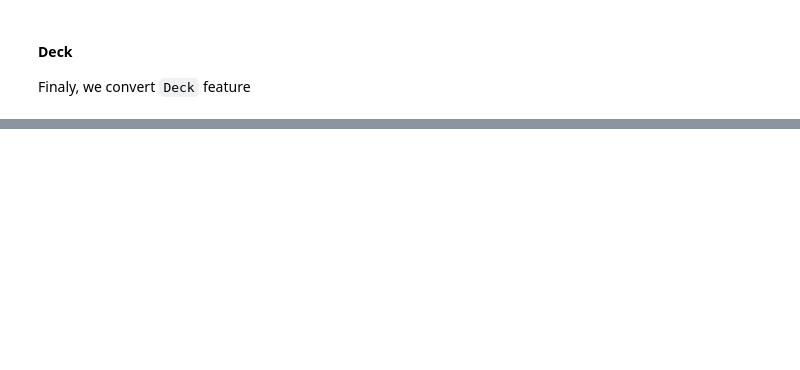
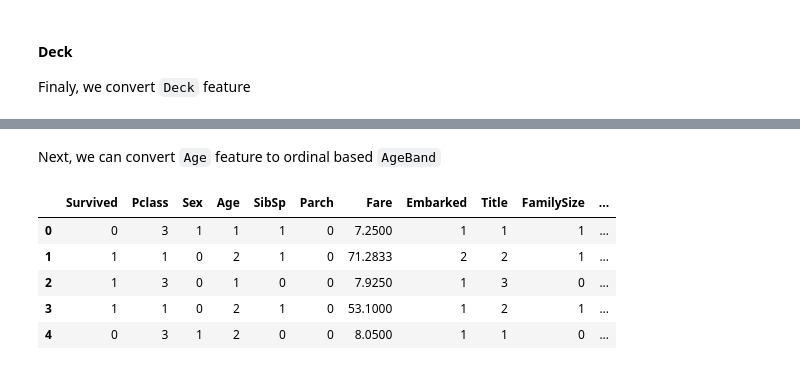
Before and after one commit to eriansha/titanic-survivor, a Jupyter notebook: Investigate Titanic Survivor.ipynb, the cells around one changed output, grey strips where cells are left out. Cells and saved outputs as stored; diff of their text form; code cells hidden in the pictures; blank space fills up the shorter version.

Commit message:
Convert numerical features to ordinal features

```diff
--- a/Investigate Titanic Survivor.ipynb
+++ b/Investigate Titanic Survivor.ipynb
@@ -550,0 +576,3 @@ train_df.head()
+# %%
+train_df['AgeBand'] = pd.cut(train_df['Age'], 5)
+train_df[['AgeBand', 'Survived']].groupby(['AgeBand'], as_index=False).mean().sort_values(by='AgeBand', ascending=True)
@@ -550,0 +586,18 @@ train_df.head()
+# %% [markdown]
+Next, we can convert `Age` feature to ordinal based `AgeBand`
+# %%
+for dataset in combine:
+    dataset.loc[dataset['Age'] <= 16, 'Age'] = 0
+    dataset.loc[(dataset['Age'] > 16) & (dataset['Age'] <= 32), 'Age'] = 1
+    dataset.loc[(dataset['Age'] > 32) & (dataset['Age'] <= 48), 'Age'] = 2
+    dataset.loc[(dataset['Age'] > 48) & (dataset['Age'] <= 64), 'Age'] = 3
+    dataset.loc[dataset['Age'] > 80, 'Age'] = 4
+
+train_df.head()
+# %% [output]
+|  | Survived | Pclass | Sex | Age | SibSp | Parch | Fare | Embarked | Title | FamilySize | ... |
+| 0 | 0 | 3 | 1 | 1 | 1 | 0 | 7.2500 | 1 | 1 | 1 | ... |
+| 1 | 1 | 1 | 0 | 2 | 1 | 0 | 71.2833 | 2 | 2 | 1 | ... |
+| 2 | 1 | 3 | 0 | 1 | 0 | 0 | 7.9250 | 1 | 3 | 0 | ... |
+| 3 | 1 | 1 | 0 | 2 | 1 | 0 | 53.1000 | 1 | 2 | 1 | ... |
+| 4 | 0 | 3 | 1 | 2 | 0 | 0 | 8.0500 | 1 | 1 | 0 | ... |
```
Also changed, not shown: parts of 16 cells of this notebook.
